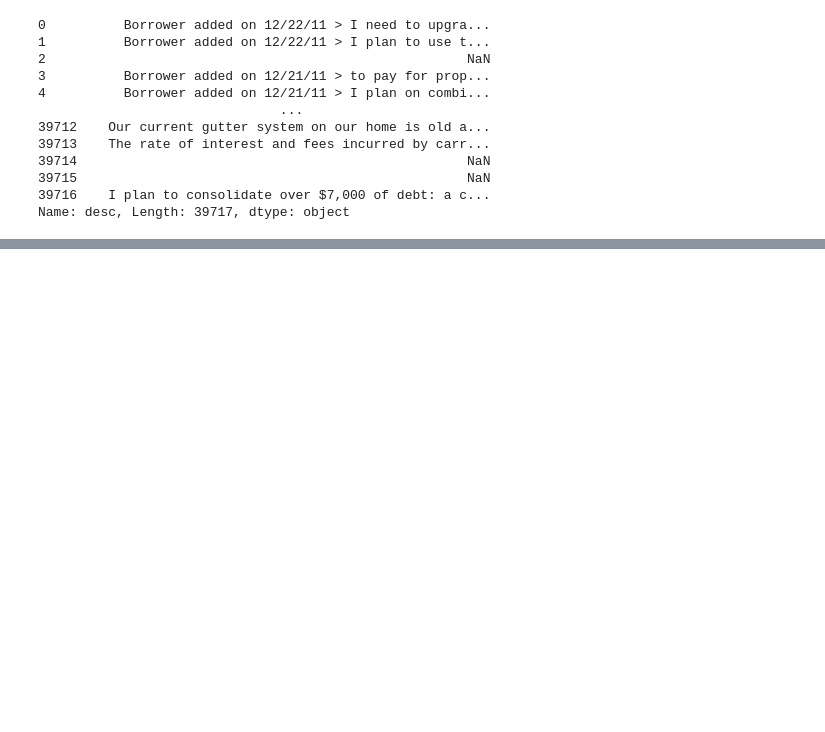
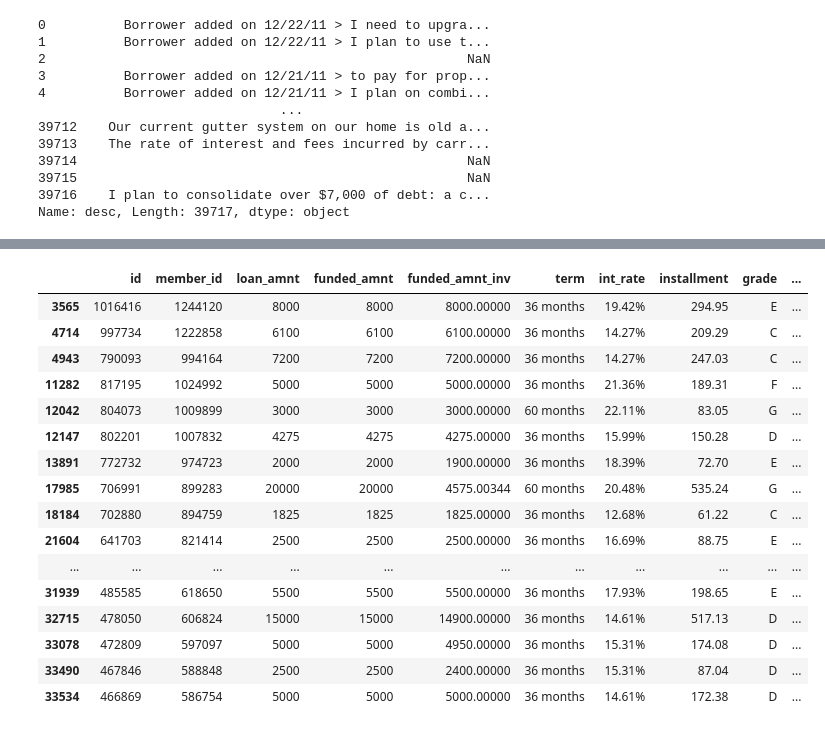
Before and after one commit to jatinmj/LendingClub_CaseStudy, a Jupyter notebook: Lending_club_caseStudy_Ishita_bhargava.ipynb, the cells around one changed output, grey strips where cells are left out. Saved outputs shown, nothing was run; the diff lists cells and outputs as text; code cells hidden in the pictures; blank space fills up the shorter version.

```diff
--- a/Lending_club_caseStudy_Ishita_bhargava.ipynb
+++ b/Lending_club_caseStudy_Ishita_bhargava.ipynb
@@ -189,0 +245,20 @@ Name: desc, Length: 39717, dtype: object
+# %%
+Clean_data[Clean_data['revol_util'].isnull()].head(30)
+# %% [output]
+|  | id | member_id | loan_amnt | funded_amnt | funded_amnt_inv | term | int_rate | installment | grade | ... |
+| 3565 | 1016416 | 1244120 | 8000 | 8000 | 8000.00000 | 36 months | 19.42% | 294.95 | E | ... |
+| 4714 | 997734 | 1222858 | 6100 | 6100 | 6100.00000 | 36 months | 14.27% | 209.29 | C | ... |
+| 4943 | 790093 | 994164 | 7200 | 7200 | 7200.00000 | 36 months | 14.27% | 247.03 | C | ... |
+| 11282 | 817195 | 1024992 | 5000 | 5000 | 5000.00000 | 36 months | 21.36% | 189.31 | F | ... |
+| 12042 | 804073 | 1009899 | 3000 | 3000 | 3000.00000 | 60 months | 22.11% | 83.05 | G | ... |
+| 12147 | 802201 | 1007832 | 4275 | 4275 | 4275.00000 | 36 months | 15.99% | 150.28 | D | ... |
+| 13891 | 772732 | 974723 | 2000 | 2000 | 1900.00000 | 36 months | 18.39% | 72.70 | E | ... |
+| 17985 | 706991 | 899283 | 20000 | 20000 | 4575.00344 | 60 months | 20.48% | 535.24 | G | ... |
+| 18184 | 702880 | 894759 | 1825 | 1825 | 1825.00000 | 36 months | 12.68% | 61.22 | C | ... |
+| 21604 | 641703 | 821414 | 2500 | 2500 | 2500.00000 | 36 months | 16.69% | 88.75 | E | ... |
+| ... | ... | ... | ... | ... | ... | ... | ... | ... | ... | ... |
+| 31939 | 485585 | 618650 | 5500 | 5500 | 5500.00000 | 36 months | 17.93% | 198.65 | E | ... |
+| 32715 | 478050 | 606824 | 15000 | 15000 | 14900.00000 | 36 months | 14.61% | 517.13 | D | ... |
+| 33078 | 472809 | 597097 | 5000 | 5000 | 4950.00000 | 36 months | 15.31% | 174.08 | D | ... |
+| 33490 | 467846 | 588848 | 2500 | 2500 | 2400.00000 | 36 months | 15.31% | 87.04 | D | ... |
+| 33534 | 466869 | 586754 | 5000 | 5000 | 5000.00000 | 36 months | 14.61% | 172.38 | D | ... |
```
Also changed, not shown: parts of 13 cells of this notebook.
